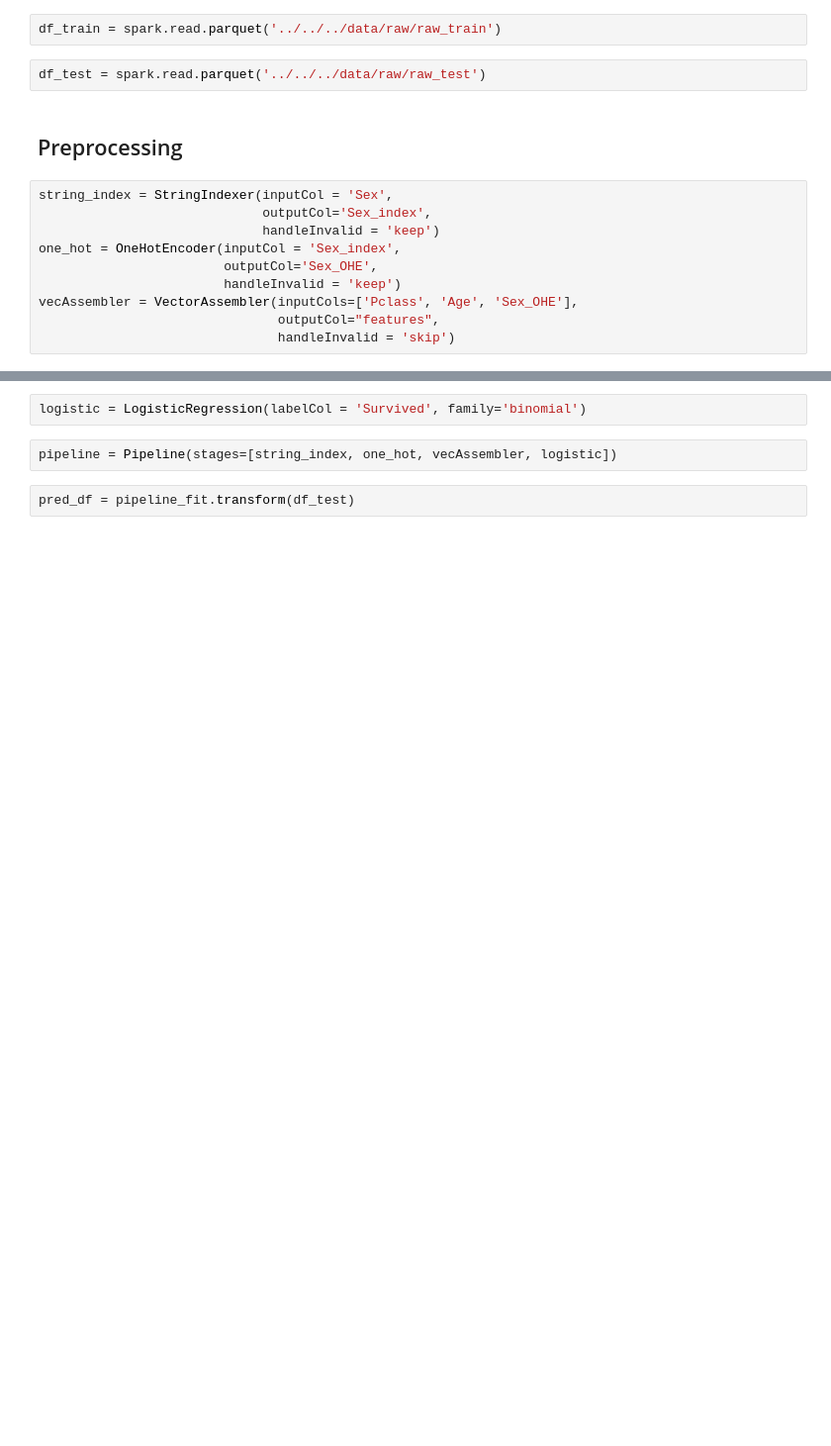
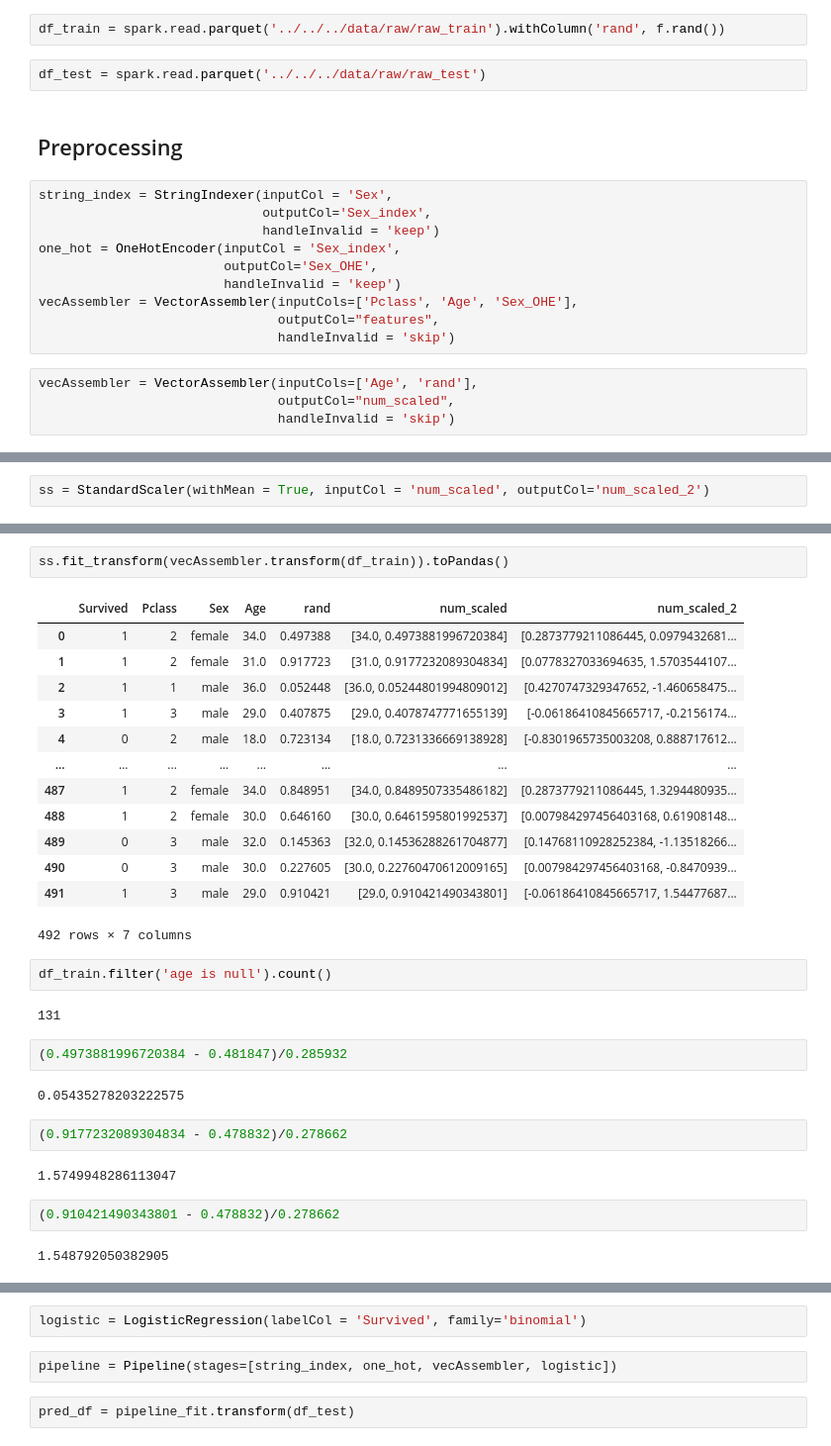
Before and after one commit to A3Data/hermione, a Jupyter notebook: hermione/module_templates/__IMPLEMENTED_PYSPARK__/src/ml/notebooks/Untitled.ipynb, the cells around one changed output, grey strips where cells are left out. Shown at 99% size. Cells and saved outputs as stored; diff of their text form; blank space fills up the shorter version.

```diff
--- a/hermione/module_templates/__IMPLEMENTED_PYSPARK__/src/ml/notebooks/Untitled.ipynb
+++ b/hermione/module_templates/__IMPLEMENTED_PYSPARK__/src/ml/notebooks/Untitled.ipynb
@@ -22,7 +23,7 @@ spark = (
 # %% [markdown]
 ## Dados
 # %%
-df_train = spark.read.parquet('../../../data/raw/raw_train')
+df_train = spark.read.parquet('../../../data/raw/raw_train').withColumn('rand', f.rand())
 # %%
 df_test = spark.read.parquet('../../../data/raw/raw_test')
 # %% [markdown]
@@ -37,3 +38,7 @@ one_hot = OneHotEncoder(inputCol = 'Sex_index',
 vecAssembler = VectorAssembler(inputCols=['Pclass', 'Age', 'Sex_OHE'],
                                outputCol="features",
                                handleInvalid = 'skip')
+# %%
+vecAssembler = VectorAssembler(inputCols=['Age', 'rand'],
+                               outputCol="num_scaled",
+                               handleInvalid = 'skip')
@@ -39,0 +61,2 @@ vecAssembler = VectorAssembler(inputCols=['Pclass', 'Age', 'Sex_OHE'],
+# %%
+ss = StandardScaler(withMean = True, inputCol = 'num_scaled', outputCol='num_scaled_2')
@@ -39,0 +72,32 @@ vecAssembler = VectorAssembler(inputCols=['Pclass', 'Age', 'Sex_OHE'],
+# %%
+ss.fit_transform(vecAssembler.transform(df_train)).toPandas()
+# %% [output]
+|  | Survived | Pclass | Sex | Age | rand | num_scaled | num_scaled_2 |
+| 0 | 1 | 2 | female | 34.0 | 0.497388 | [34.0, 0.4973881996720384] | [0.2873779211086445, 0.0979432681... |
+| 1 | 1 | 2 | female | 31.0 | 0.917723 | [31.0, 0.9177232089304834] | [0.0778327033694635, 1.5703544107... |
+| 2 | 1 | 1 | male | 36.0 | 0.052448 | [36.0, 0.05244801994809012] | [0.4270747329347652, -1.460658475... |
+| 3 | 1 | 3 | male | 29.0 | 0.407875 | [29.0, 0.4078747771655139] | [-0.06186410845665717, -0.2156174... |
+| 4 | 0 | 2 | male | 18.0 | 0.723134 | [18.0, 0.7231336669138928] | [-0.8301965735003208, 0.888717612... |
+| ... | ... | ... | ... | ... | ... | ... | ... |
+| 487 | 1 | 2 | female | 34.0 | 0.848951 | [34.0, 0.8489507335486182] | [0.2873779211086445, 1.3294480935... |
+| 488 | 1 | 2 | female | 30.0 | 0.646160 | [30.0, 0.6461595801992537] | [0.007984297456403168, 0.61908148... |
+| 489 | 0 | 3 | male | 32.0 | 0.145363 | [32.0, 0.14536288261704877] | [0.14768110928252384, -1.13518266... |
+| 490 | 0 | 3 | male | 30.0 | 0.227605 | [30.0, 0.22760470612009165] | [0.007984297456403168, -0.8470939... |
+| 491 | 1 | 3 | male | 29.0 | 0.910421 | [29.0, 0.910421490343801] | [-0.06186410845665717, 1.54477687... |
+492 rows × 7 columns
+# %%
+df_train.filter('age is null').count()
+# %% [output]
+131
+# %%
+(0.4973881996720384 - 0.481847)/0.285932
+# %% [output]
+0.05435278203222575
+# %%
+(0.9177232089304834 - 0.478832)/0.278662
+# %% [output]
+1.5749948286113047
+# %%
+(0.910421490343801 - 0.478832)/0.278662
+# %% [output]
+1.548792050382905
```
Also changed, not shown: parts of 4 cells of this notebook, 8 other files.
